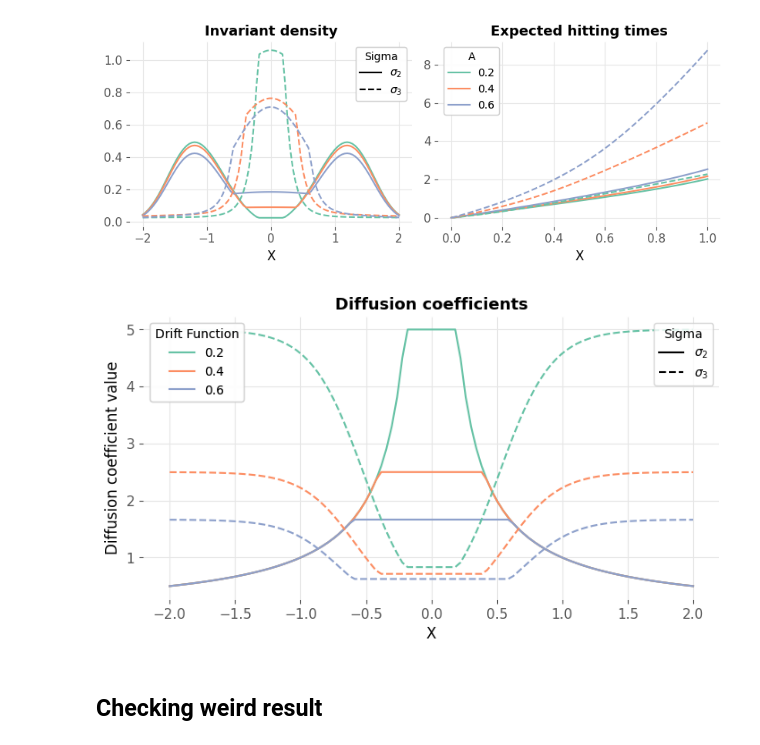
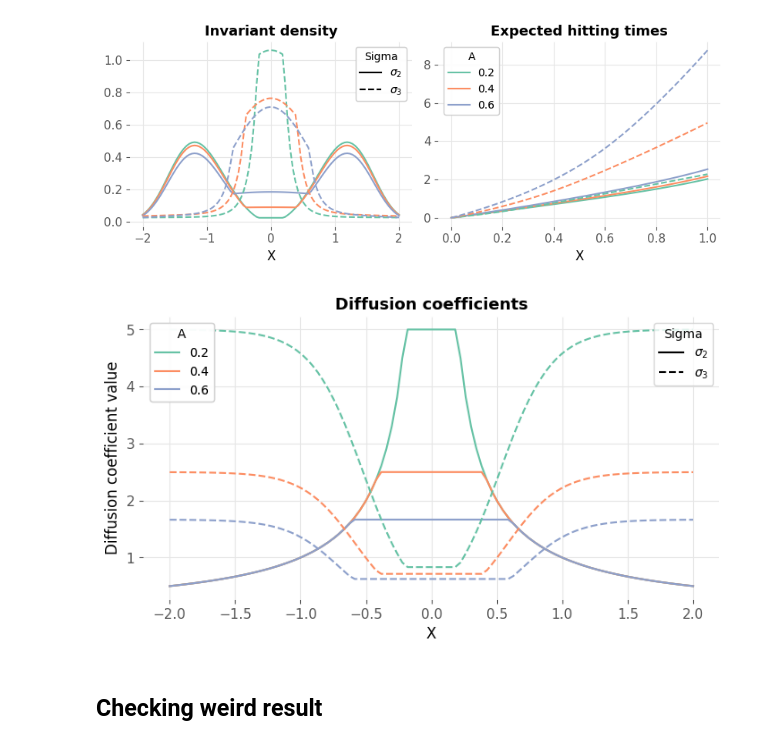
Before and after one commit to RasmusBrostroem/Data-driven-algorithms-for-Impulse-control-problem-Thesis, a Jupyter notebook: TestingDiffusionCoefficients.ipynb, the cells around one changed output. Cells and saved outputs as stored; diff of their text form; code cells hidden in the pictures.

```diff
--- a/TestingDiffusionCoefficients.ipynb
+++ b/TestingDiffusionCoefficients.ipynb
@@ -451,36 +454,36 @@ fig, ax = plt.subplots(1,1,figsize=(8.3, 4.1))
 
 for i, X in enumerate(sigVals):
     A = As[i % 3]
     sigFunc = sigNames[i // 3]
     linestyle = '--' if sigFunc == "sigma_3" else '-'
     color = colors[str(A)]
     ax.plot(vals, X, label=f"Sigma A = {A}, {sigFunc}", linestyle=linestyle, color=color)
 
 ax.set_title("Diffusion coefficients", fontsize=13, fontweight="bold")
 ax.tick_params(axis='both', which='major', labelsize=11)
 ax.tick_params(axis='both', which='minor', labelsize=11)
 ax.ticklabel_format(style="plain")
 ax.set_ylabel("Diffusion coefficient value")
 ax.set_xlabel("X")
 
 # Create custom legend for line styles
 line_style_solid = mlines.Line2D([], [], linestyle='-', color='black', label=r'$\sigma_2$')
 line_style_dashed = mlines.Line2D([], [], linestyle='--', color='black', label=r'$\sigma_3$')
 legend_style = ax.legend(handles=[line_style_solid, line_style_dashed], loc='upper right', title='Sigma')
 ax.add_artist(legend_style)
 
 # Create custom legend for colors
 color_legend_elements = [mlines.Line2D([], [], color=colors[str(A)], label=f"{A}") for A in As]
-legend_color = ax.legend(handles=color_legend_elements, loc='upper left', title='Drift Function')
+legend_color = ax.legend(handles=color_legend_elements, loc='upper left', title='A')
 ax.add_artist(legend_color)
 # ax.axhline(y=0, xmin=-1.5, xmax=1.5, color="black")
 # ax.vlines(x=0, ymin=-5, ymax=5, color="black")
 #ax.set_ylim([-2.5, 2.5])
 #plt.tight_layout()
-#plt.savefig(r'C:\Users\razz_\OneDrive - Aarhus Universitet\UNI\DataVidenskab\10. Semester\Images\DiffusionCoefficient\DiffusionCoefficients.pdf')
+plt.savefig(r'C:\Users\razz_\OneDrive - Aarhus Universitet\UNI\DataVidenskab\10. Semester\Images\DiffusionCoefficient\DiffusionCoefficients.pdf')
 plt.show()
 # %% [output]
-[figure, old version]
+[figure, new version]
 # %% [markdown]
 ## Checking weird result
 # %%
```
Also changed, not shown: parts of 2 cells of this notebook.
